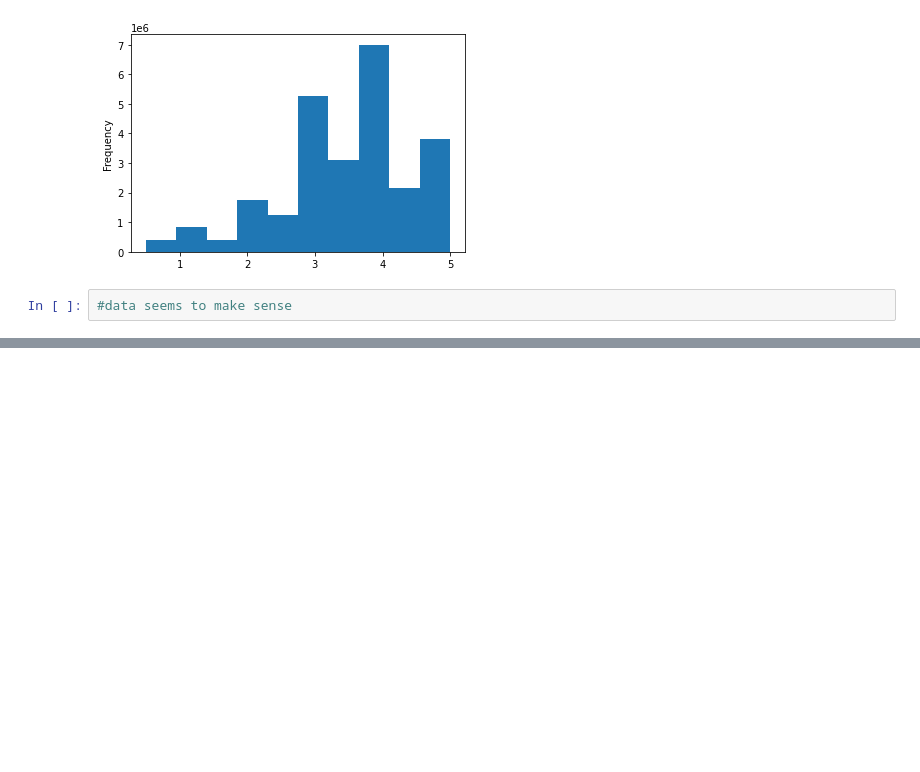
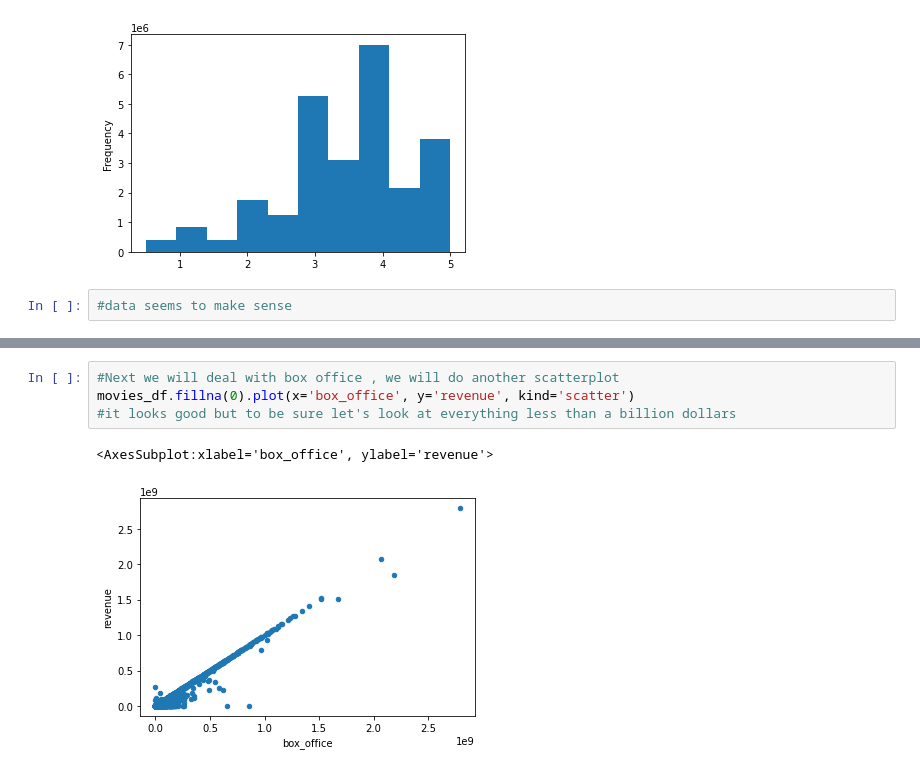
Before and after one commit to mobinapiracha/Movies_ETL, a Jupyter notebook: Movies.ipynb, the cells around one changed output, grey strips where cells are left out. Saved outputs shown, nothing was run; the diff lists cells and outputs as text; blank space fills up the shorter version.

```diff
--- a/Movies.ipynb
+++ b/Movies.ipynb
@@ -846,0 +973,7 @@ Name: rating, dtype: float64
+# %%
+#Next we will deal with box office , we will do another scatterplot
+movies_df.fillna(0).plot(x='box_office', y='revenue', kind='scatter')
+#it looks good but to be sure let's look at everything less than a billion dollars
+# %% [output]
+<AxesSubplot:xlabel='box_office', ylabel='revenue'>
+[figure, added]
```
Also changed, not shown: parts of 34 cells of this notebook.
